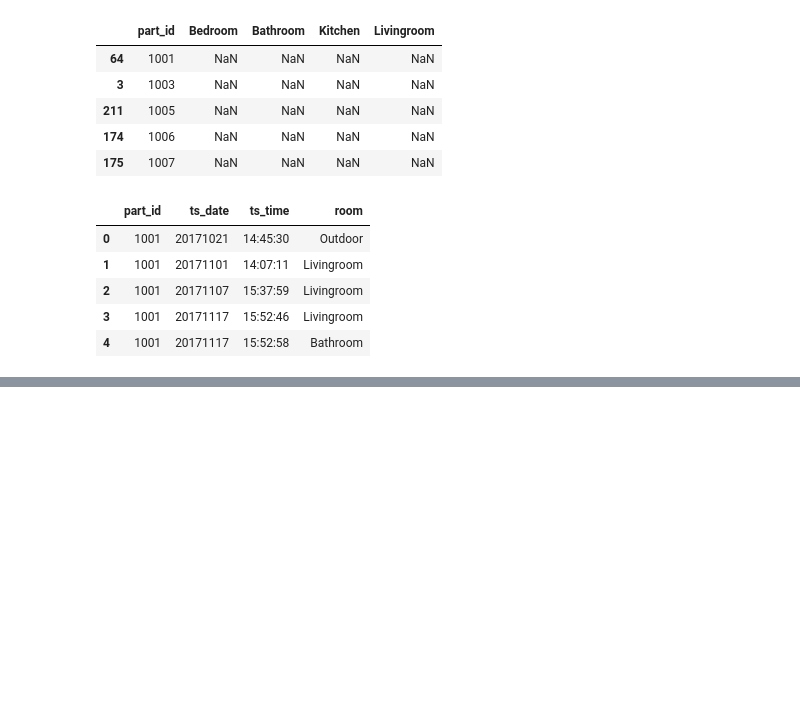
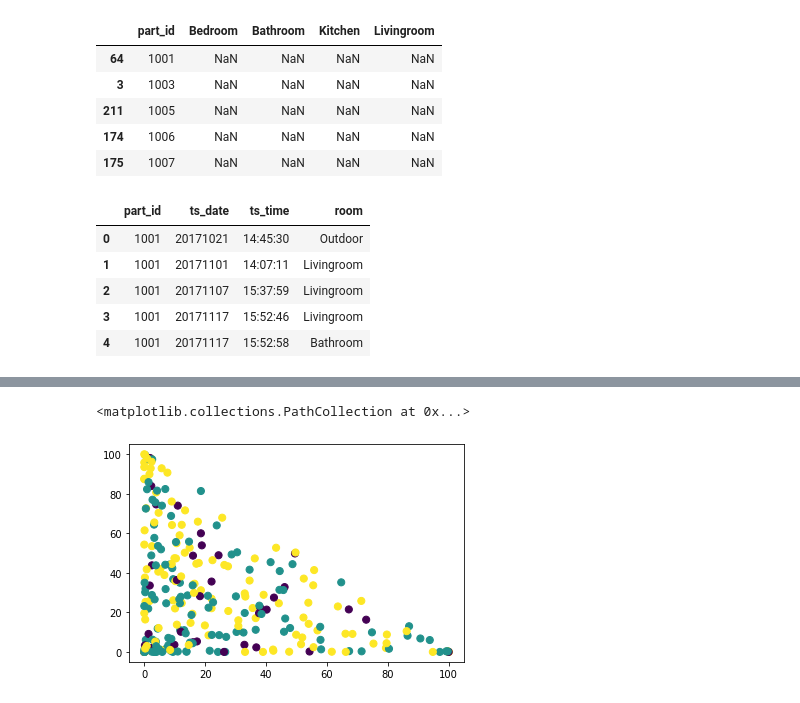
Before and after one commit to eirden96/frailSafe_project, a Jupyter notebook: beacons.ipynb, the cells around one changed output, grey strips where cells are left out. Saved outputs shown, nothing was run; the diff lists cells and outputs as text; code cells hidden in the pictures; blank space fills up the shorter version.

```diff
--- a/beacons.ipynb
+++ b/beacons.ipynb
@@ -252,0 +272,5 @@ pd.to_numeric(beacons_correct['ts_date'][1]) + 1
+# %%
+plt.scatter(X[:, 2], X[:, 3], c=y, s=50, cmap='viridis')
+# %% [output]
+<matplotlib.collections.PathCollection at 0x...>
+[figure, added]
```
Also changed, not shown: parts of 40 cells of this notebook.
